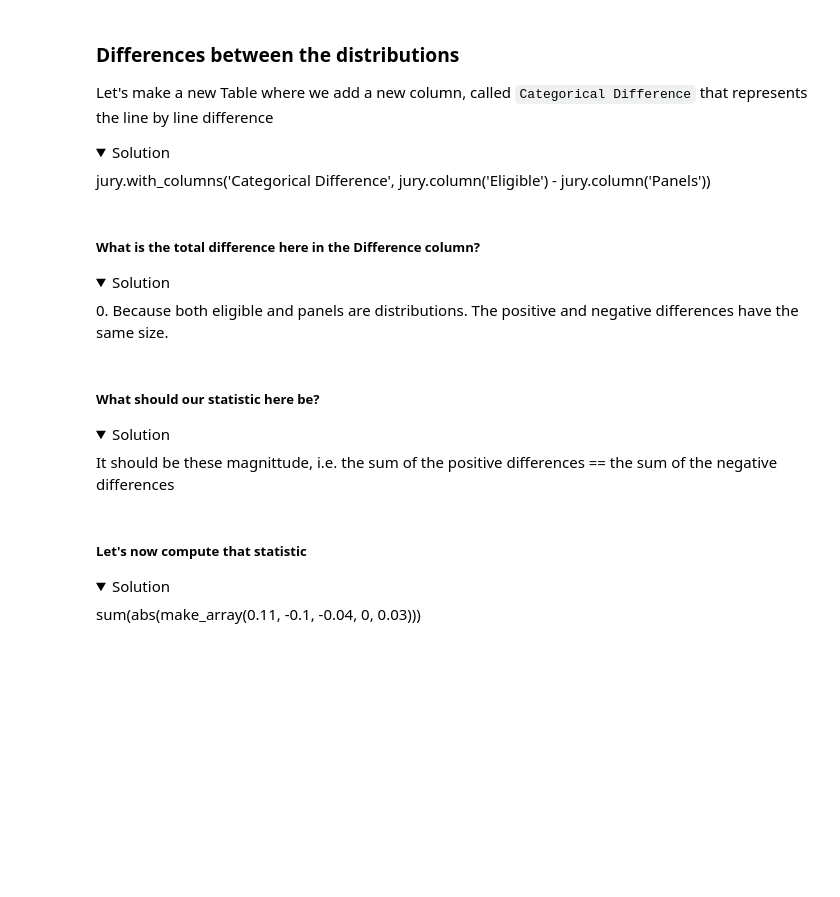
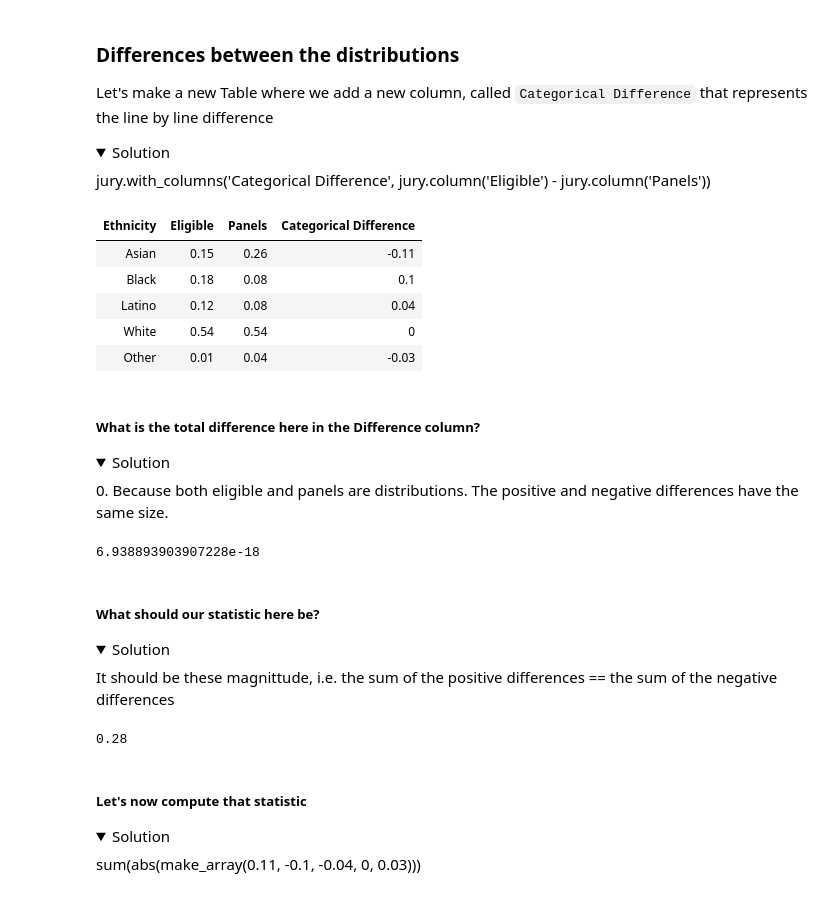
Before and after one commit to BC-COMS-1016/materials-sp22, a Jupyter notebook: demos/Lecture_15.ipynb, the cells around one changed output. Cells and saved outputs as stored; diff of their text form; code cells hidden in the pictures; folded sections open; blank space fills up the shorter version.

```diff
--- a/demos/Lecture_15.ipynb
+++ b/demos/Lecture_15.ipynb
@@ -59,3 +78,13 @@ jury_with_diffs
+# %%
+jury_with_diffs = jury.with_column("Categorical Difference", jury.column("Eligible") - jury.column("Panels"))
+jury_with_diffs
+# %% [output]
+| Ethnicity | Eligible | Panels | Categorical Difference |
+| Asian | 0.15 | 0.26 | -0.11 |
+| Black | 0.18 | 0.08 | 0.1 |
+| Latino | 0.12 | 0.08 | 0.04 |
+| White | 0.54 | 0.54 | 0 |
+| Other | 0.01 | 0.04 | -0.03 |
 # %% [markdown]
 ##### What is the total difference here in the Difference column?
 
@@ -63,6 +92,10 @@ jury_with_diffs
 <summary>Solution</summary>
   0. Because both eligible and panels are distributions. The positive and negative differences have the same size.
 </details>
+# %%
+-0.11 + 0.1 + 0.04 + 0 + -0.03
+# %% [output]
+6.938893903907228e-18
 # %% [markdown]
 ##### What should our statistic here be?
 
@@ -70,6 +103,10 @@ jury_with_diffs
 <summary>Solution</summary>
   It should be these magnittude, i.e. the sum of the positive differences == the sum of the negative differences
 </details>
+# %%
+sum(abs(jury_with_diffs.column("Categorical Difference")))
+# %% [output]
+0.28
 # %% [markdown]
 ##### Let's now compute that statistic
 
```
Also changed, not shown: parts of 16 cells of this notebook.
